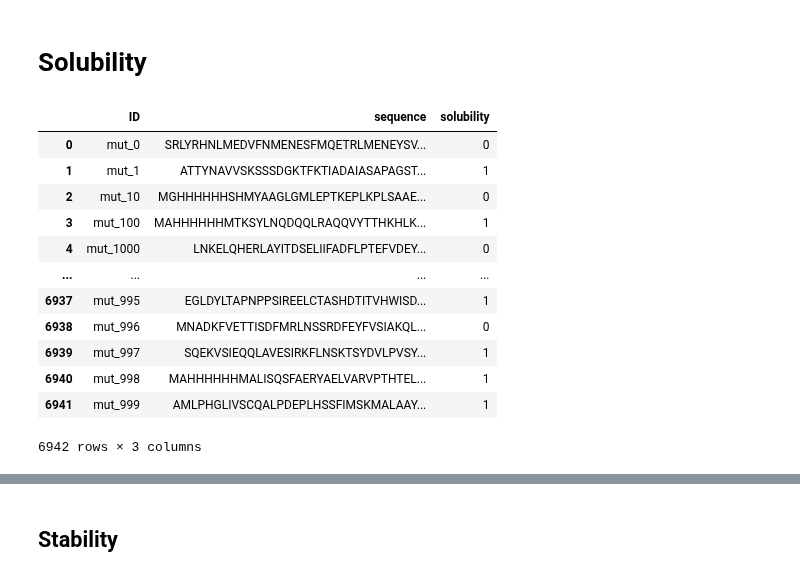
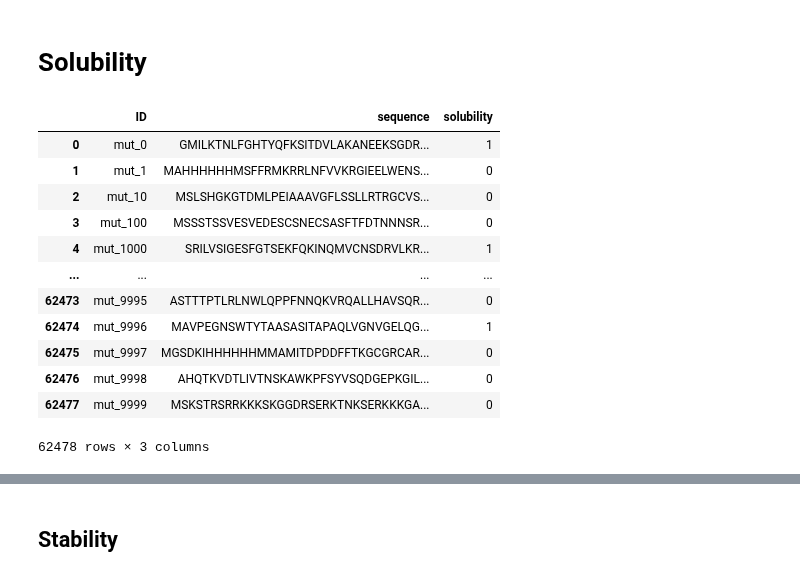
Before and after one commit to ziul-bio/SWAT, a Jupyter notebook: benchmark_datasets.ipynb, the cells around one changed output, grey strips where cells are left out. Saved outputs shown, nothing was run; the diff lists cells and outputs as text; code cells hidden in the pictures.

```diff
--- a/benchmark_datasets.ipynb
+++ b/benchmark_datasets.ipynb
@@ -198,20 +198,20 @@ for split in ['test', 'train', 'valid']:
 # %% [markdown]
 # Solubility
 # %%
-lmdb_dir = f'data/benchmarks/solubility/solubility_valid.lmdb'
+lmdb_dir = f'data/benchmarks/solubility/solubility_train.lmdb'
 meta_data = load_data_from_lmdb(lmdb_dir)
 meta_data
 # %% [output]
 |  | ID | sequence | solubility |
-| 0 | mut_0 | SRLYRHNLMEDVFNMENESFMQETRLMENEYSV... | 0 |
-| 1 | mut_1 | ATTYNAVVSKSSSDGKTFKTIADAIASAPAGST... | 1 |
-| 2 | mut_10 | MGHHHHHHSHMYAAGLGMLEPTKEPLKPLSAAE... | 0 |
-| 3 | mut_100 | MAHHHHHHMTKSYLNQDQQLRAQQVYTTHKHLK... | 1 |
-| 4 | mut_1000 | LNKELQHERLAYITDSELIIFADFLPTEFVDEY... | 0 |
+| 0 | mut_0 | GMILKTNLFGHTYQFKSITDVLAKANEEKSGDR... | 1 |
+| 1 | mut_1 | MAHHHHHHMSFFRMKRRLNFVVKRGIEELWENS... | 0 |
+| 2 | mut_10 | MSLSHGKGTDMLPEIAAAVGFLSSLLRTRGCVS... | 0 |
+| 3 | mut_100 | MSSSTSSVESVEDESCSNECSASFTFDTNNNSR... | 0 |
+| 4 | mut_1000 | SRILVSIGESFGTSEKFQKINQMVCNSDRVLKR... | 1 |
 | ... | ... | ... | ... |
-| 6937 | mut_995 | EGLDYLTAPNPPSIREELCTASHDTITVHWISD... | 1 |
-| 6938 | mut_996 | MNADKFVETTISDFMRLNSSRDFEYFVSIAKQL... | 0 |
-| 6939 | mut_997 | SQEKVSIEQQLAVESIRKFLNSKTSYDVLPVSY... | 1 |
-| 6940 | mut_998 | MAHHHHHHMALISQSFAERYAELVARVPTHTEL... | 1 |
-| 6941 | mut_999 | AMLPHGLIVSCQALPDEPLHSSFIMSKMALAAY... | 1 |
+| 62473 | mut_9995 | ASTTTPTLRLNWLQPPFNNQKVRQALLHAVSQR... | 0 |
+| 62474 | mut_9996 | MAVPEGNSWTYTAASASITAPAQLVGNVGELQG... | 1 |
+| 62475 | mut_9997 | MGSDKIHHHHHHMMAMITDPDDFFTKGCGRCAR... | 0 |
+| 62476 | mut_9998 | AHQTKVDTLIVTNSKAWKPFSYVSQDGEPKGIL... | 0 |
+| 62477 | mut_9999 | MSKSTRSRRKKKSKGGDRSERKTNKSERKKKGA... | 0 |
-6942 rows × 3 columns
+62478 rows × 3 columns
```
Also changed, not shown: parts of 4 cells of this notebook.
